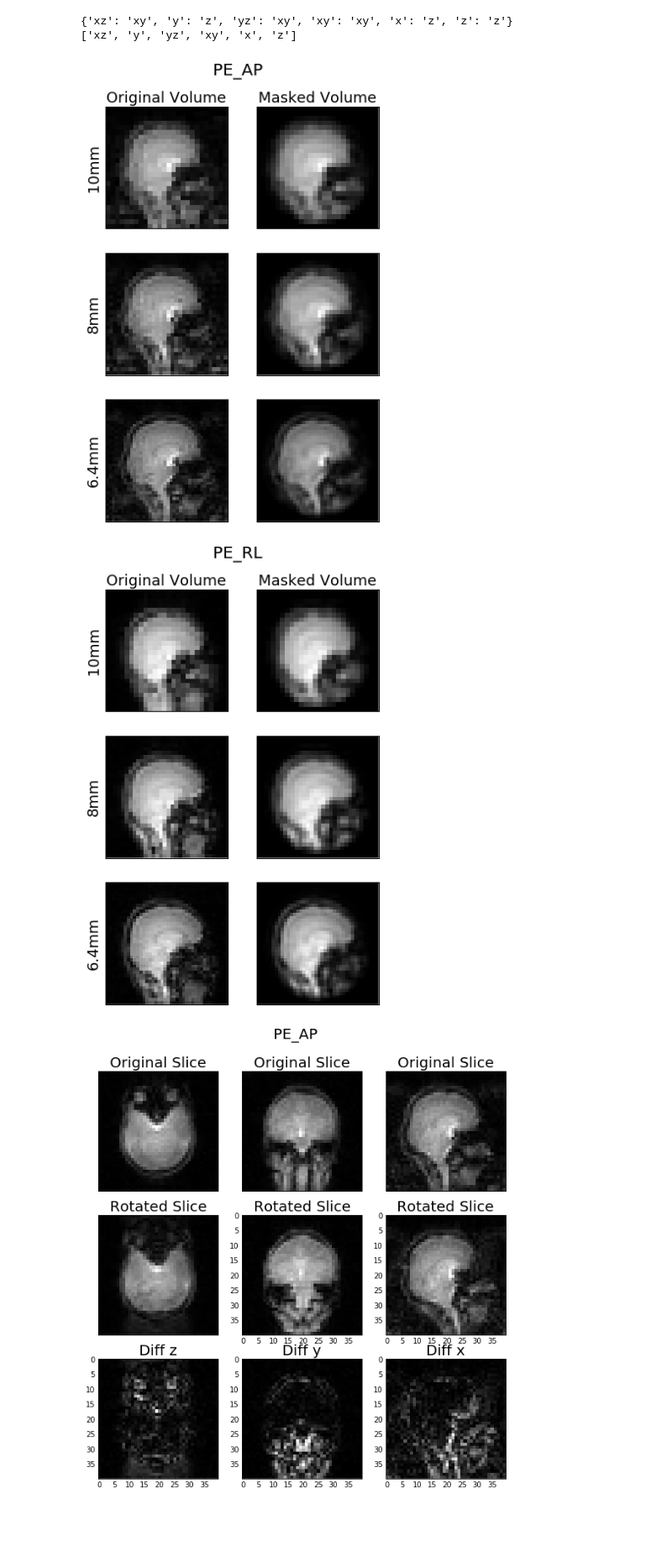
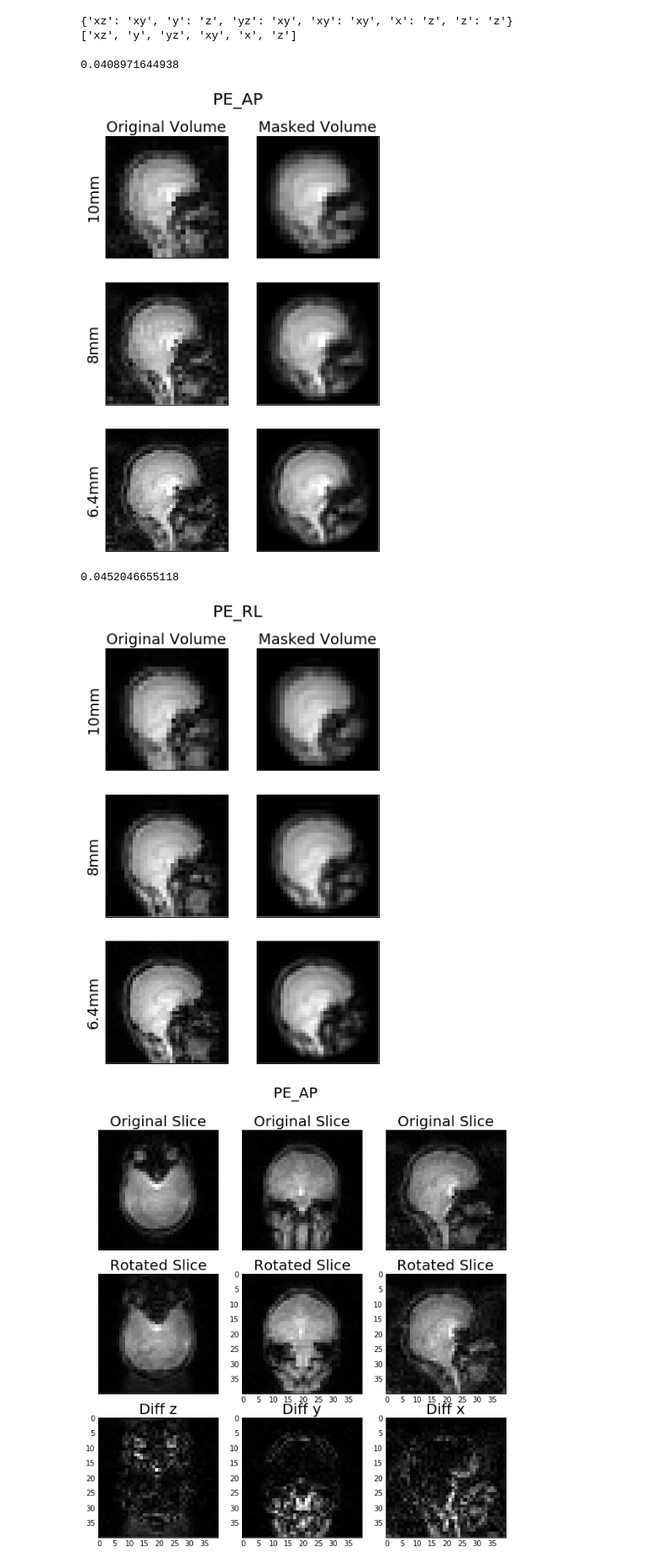
Before and after one commit to zyzdiana/AC297r-Volume-Registration, a Jupyter notebook: Thesis/PE_AP_RL_Explore.ipynb, the cells around one changed output. Shown at 84% size. Saved outputs shown, nothing was run; the diff lists cells and outputs as text; code cells hidden in the pictures; blank space fills up the shorter version.

```diff
--- a/Thesis/PE_AP_RL_Explore.ipynb
+++ b/Thesis/PE_AP_RL_Explore.ipynb
@@ -64,12 +64,12 @@ def rep_to_angle(rep, rot_range):
         print 'Invalid range of rotation'
     return rotation_angle, translation_step
 # %%
-def plot_volume_and_mask(dict_, PE = 'AP'):
+def plot_volume_and_mask(dict_, PE = 'AP', rot_degree = 0.0):
     # Plot Sample Volume for Abstract
     rot_ax = 'x'
-    vol_10 = dict_['10mm'][rot_ax][axes_dict[rot_ax]][ranges[2]][(0.0, 0)]
-    vol_8 = dict_['8mm'][rot_ax][axes_dict[rot_ax]][ranges[2]][(0.0, 0)]
-    vol_6_4 = dict_['6_4mm'][rot_ax][axes_dict[rot_ax]][ranges[2]][(0.0, 0)]
+    vol_10 = dict_['10mm'][rot_ax][axes_dict[rot_ax]][ranges[2]][(rot_degree, 0)]
+    vol_8 = dict_['8mm'][rot_ax][axes_dict[rot_ax]][ranges[2]][(rot_degree, 0)]
+    vol_6_4 = dict_['6_4mm'][rot_ax][axes_dict[rot_ax]][ranges[2]][(rot_degree, 0)]
     vol_10_masked = sphere_mask(fourier_filter(vol_10,13),13)
     vol_8_masked = sphere_mask(fourier_filter(vol_8,16),16)
     vol_6_4_masked = sphere_mask(fourier_filter(vol_6_4,20),20)
@@ -77,17 +77,18 @@ def plot_volume_and_mask(dict_, PE = 'AP'):
     fig, ax = plt.subplots(3,2)
     fig.set_figwidth(6)
     fig.set_figheight(9)
-    ax[0][0].imshow(np.fliplr(np.flipud(vol_10[13,:,:].T)), interpolation = 'None', cmap='gray')
+
+    ax[0][0].imshow(np.fliplr(np.flipud(vol_10[13,:,:].T)), interpolation = 'None', cmap='gray',vmin = 0, vmax = 0.05)
     ax[0][0].set_ylabel('10mm',fontsize=18)
     ax[0][0].set_title('Original Volume',fontsize=18)
-    ax[1][0].imshow(np.fliplr(np.flipud(vol_8[16,:,:].T)), interpolation = 'None', cmap='gray')
+    ax[1][0].imshow(np.fliplr(np.flipud(vol_8[16,:,:].T)), interpolation = 'None', cmap='gray',vmin = 0, vmax = 0.05)
     ax[1][0].set_ylabel('8mm',fontsize=18)
-    ax[2][0].imshow(np.fliplr(np.flipud(vol_6_4[20,:,:].T)), interpolation = 'None', cmap='gray')
+    ax[2][0].imshow(np.fliplr(np.flipud(vol_6_4[20,:,:].T)), interpolation = 'None', cmap='gray',vmin = 0, vmax = 0.05)
     ax[2][0].set_ylabel('6.4mm',fontsize=18)
-    ax[0][1].imshow(np.fliplr(np.flipud(vol_10_masked[13,:,:].T)), interpolation = 'None', cmap='gray')
+    ax[0][1].imshow(np.fliplr(np.flipud(vol_10_masked[13,:,:].T)), interpolation = 'None', cmap='gray',vmin = 0, vmax =  0.05)
     ax[0][1].set_title('Masked Volume',fontsize=18)
-    ax[1][1].imshow(np.fliplr(np.flipud(vol_8_masked[16,:,:].T)), interpolation = 'None', cmap='gray')
-    ax[2][1].imshow(np.fliplr(np.flipud(vol_6_4_masked[20,:,:].T)), interpolation = 'None', cmap='gray')
+    ax[1][1].imshow(np.fliplr(np.flipud(vol_8_masked[16,:,:].T)), interpolation = 'None', cmap='gray',vmin = 0, vmax = 0.05)
+    ax[2][1].imshow(np.fliplr(np.flipud(vol_6_4_masked[20,:,:].T)), interpolation = 'None', cmap='gray',vmin = 0, vmax =  0.05)
     axs = ax.ravel()
     [axs[i].get_xaxis().set_ticks([]) for i in xrange(6)]
     [axs[i].get_yaxis().set_ticks([]) for i in xrange(6)]
@@ -95,11 +96,13 @@ def plot_volume_and_mask(dict_, PE = 'AP'):
     plt.suptitle('PE_%s' % PE, fontsize = 20)
     plt.show()
 # %%
-plot_volume_and_mask(july26_dict_PE_AP, PE = 'AP')
-plot_volume_and_mask(july26_dict_PE_RL, PE = 'RL')
+plot_volume_and_mask(july26_dict_PE_AP, PE = 'AP', rot_degree = 5.0)
+plot_volume_and_mask(july26_dict_PE_RL, PE = 'RL', rot_degree = 5.0)
 # %% [output]
+0.0408971644938
-[figure, old version]
+[figure, new version]
+0.0452046655118
-[figure, old version]
+[figure, new version]
 # %%
 def plot_diff_slice(vol_6_4_x, vol_6_4_1_x, slice_idx = 19, PE = 'AP'):
     fontsize = 20
```
Also changed, not shown: 5 other files.
